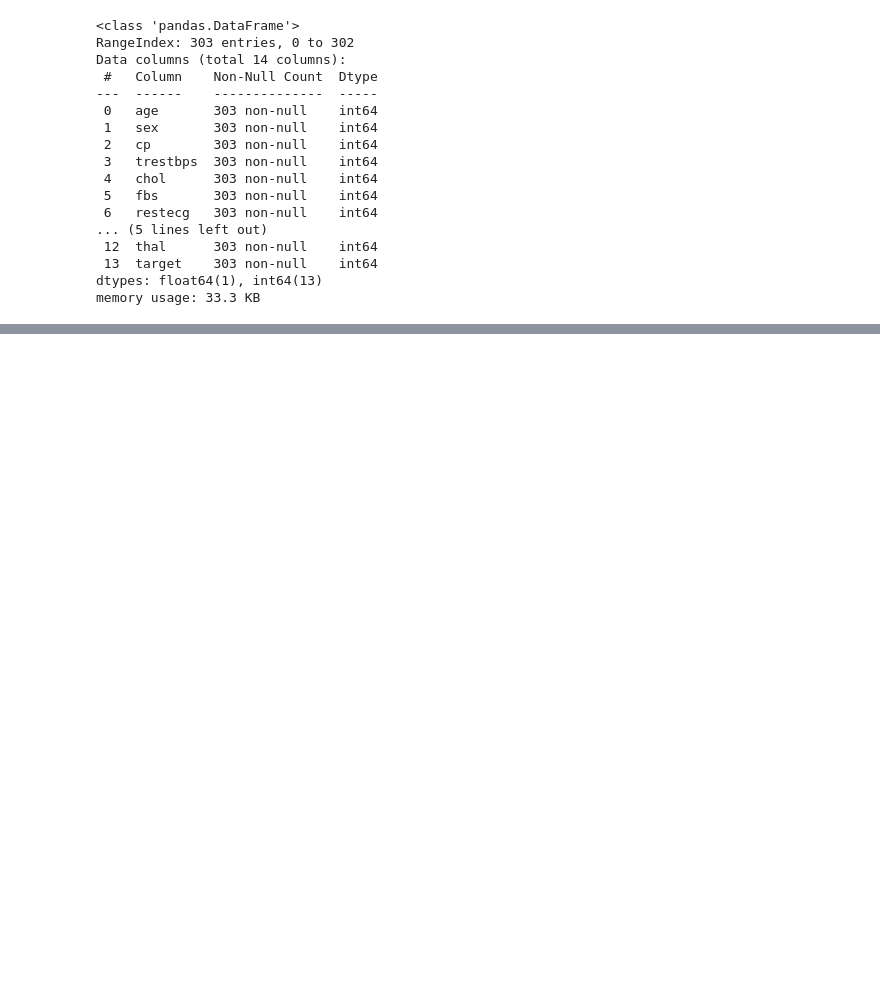
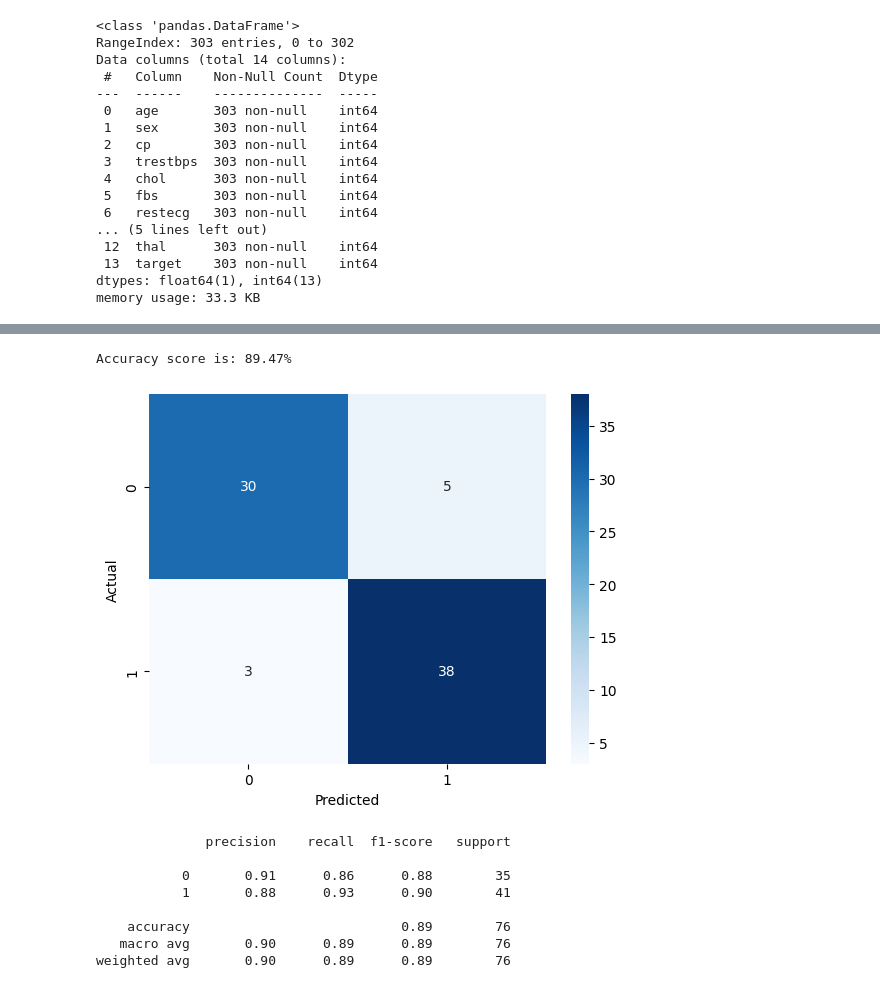
Before and after one commit to iamfosu/Machine-Learning-Projects, a Jupyter notebook: heart_disease_prediction/main.ipynb, the cells around one changed output, grey strips where cells are left out. Cells and saved outputs as stored; diff of their text form; code cells hidden in the pictures; blank space fills up the shorter version.

```diff
--- a/heart_disease_prediction/main.ipynb
+++ b/heart_disease_prediction/main.ipynb
@@ -68,0 +120,2 @@ memory usage: 33.3 KB
+# %%
+x_train, x_test, y_train, y_test = train_test_split(x, y, test_size=0.25, random_state=42)
@@ -68,0 +132,5 @@ memory usage: 33.3 KB
+# %%
+lgr = LogisticRegression(max_iter=1000)
+# %%
+#train with Logistic Regression
+lgr.fit(x_train, y_train)
@@ -68,0 +141,3 @@ memory usage: 33.3 KB
+# %%
+y_pred = lgr.predict(x_test)
+print(classification_report(y_test, y_pred))
@@ -68,0 +153,24 @@ memory usage: 33.3 KB
+# %%
+#accuracy
+accuracy_score = lgr.score(x_test, y_test)
+print(f'Accuracy score is: {accuracy_score * 100:.2f}%')
+# %% [output]
+Accuracy score is: 89.47%
+# %%
+cm = confusion_matrix(y_test, y_pred)
+sns.heatmap(cm, annot=True, fmt='d', cmap='Blues')
+plt.xlabel('Predicted')
+plt.ylabel('Actual')
+plt.show()
+
+print(classification_report(y_test, y_pred))
+# %% [output]
+[figure, added]
+              precision    recall  f1-score   support
+
+           0       0.91      0.86      0.88        35
+           1       0.88      0.93      0.90        41
+
+    accuracy                           0.89        76
+   macro avg       0.90      0.89      0.89        76
+weighted avg       0.90      0.89      0.89        76
```
Also changed, not shown: parts of 17 cells of this notebook, 1 other file.
